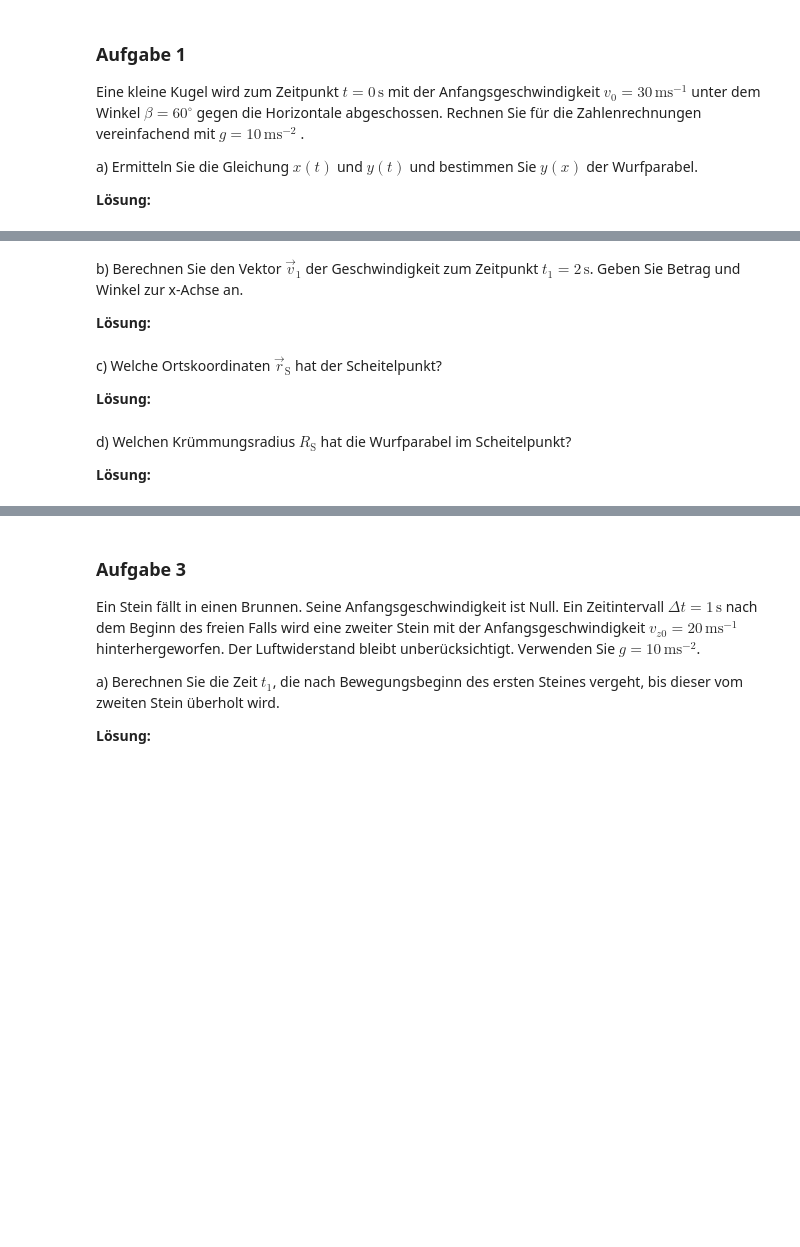
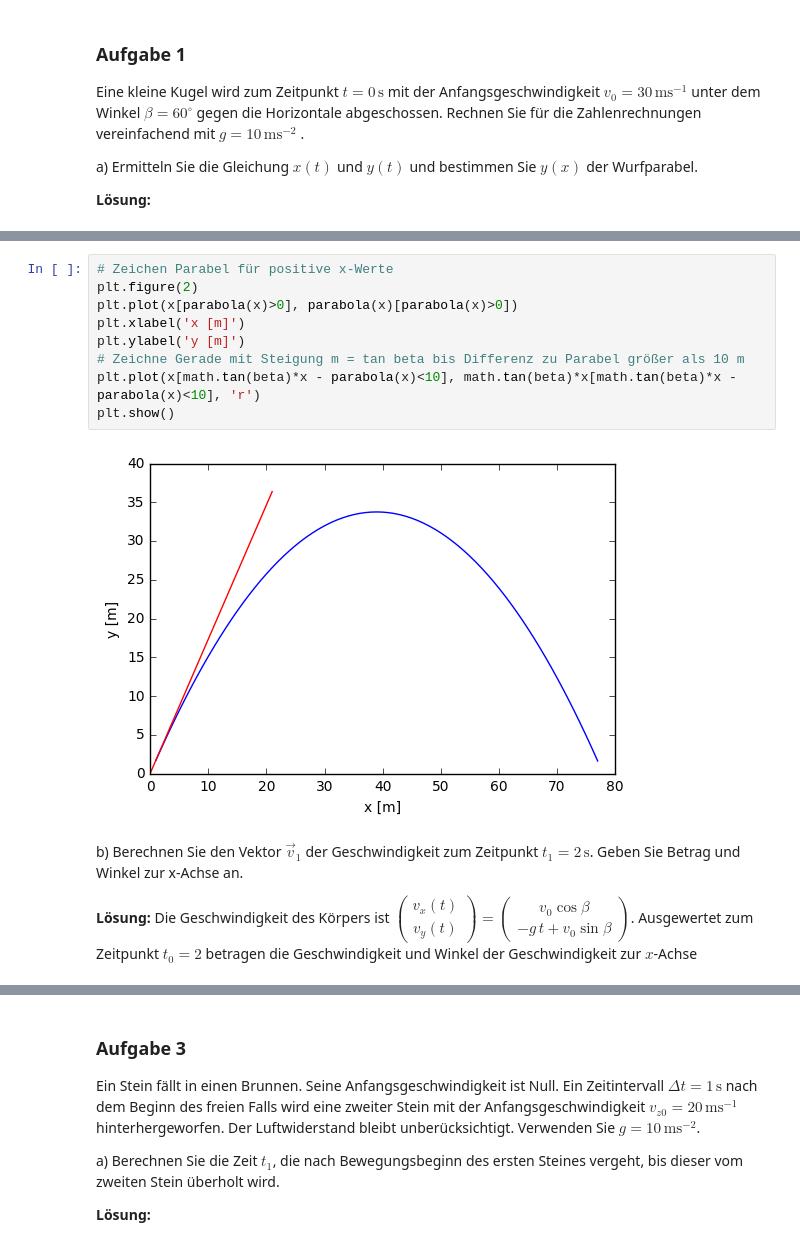
Before and after one commit to philippgadow/tutorium_experimentalphysik1, a Jupyter notebook: blatt2.ipynb, the cells around one changed output, grey strips where cells are left out. Saved outputs shown, nothing was run; the diff lists cells and outputs as text; blank space fills up the shorter version.

```diff
--- a/blatt2.ipynb
+++ b/blatt2.ipynb
@@ -24,12 +66,16 @@ a) Ermitteln Sie die Gleichung $x(t)$ und $y(t)$ und bestimmen Sie $y(x)$ der Wu
+# %%
+# Zeichen Parabel für positive x-Werte
+plt.figure(2)
+plt.plot(x[parabola(x)>0], parabola(x)[parabola(x)>0])
+plt.xlabel('x [m]')
+plt.ylabel('y [m]')
+# Zeichne Gerade mit Steigung m = tan beta bis Differenz zu Parabel größer als 10 m
+plt.plot(x[math.tan(beta)*x - parabola(x)<10], math.tan(beta)*x[math.tan(beta)*x - parabola(x)<10], 'r')
+plt.show()
+# %% [output]
+[figure, added]
 # %% [markdown]
 b) Berechnen Sie den Vektor $\vec{v}_1$ der Geschwindigkeit zum Zeitpunkt $t_1=2\,\text{s}$. Geben Sie Betrag und Winkel zur x-Achse an.
 
 **Lösung:**
+Die Geschwindigkeit des Körpers ist $\begin{pmatrix}v_x(t) \\ v_y(t) \end{pmatrix} = \begin{pmatrix} v_{0} \cos \beta \\ -g\,t + v_{0} \sin \beta \end{pmatrix}$. Ausgewertet zum Zeitpunkt $t_0=2$ betragen die Geschwindigkeit und Winkel der Geschwindigkeit zur $x$-Achse
-# %% [markdown]
-c) Welche Ortskoordinaten $\vec{r}_\text{S}$ hat der Scheitelpunkt?
-
-**Lösung:**
-# %% [markdown]
-d) Welchen Krümmungsradius $R_\text{S}$ hat die Wurfparabel im Scheitelpunkt?
-
-**Lösung:**
```
Also changed, not shown: parts of 18 cells of this notebook, 4 other files.
